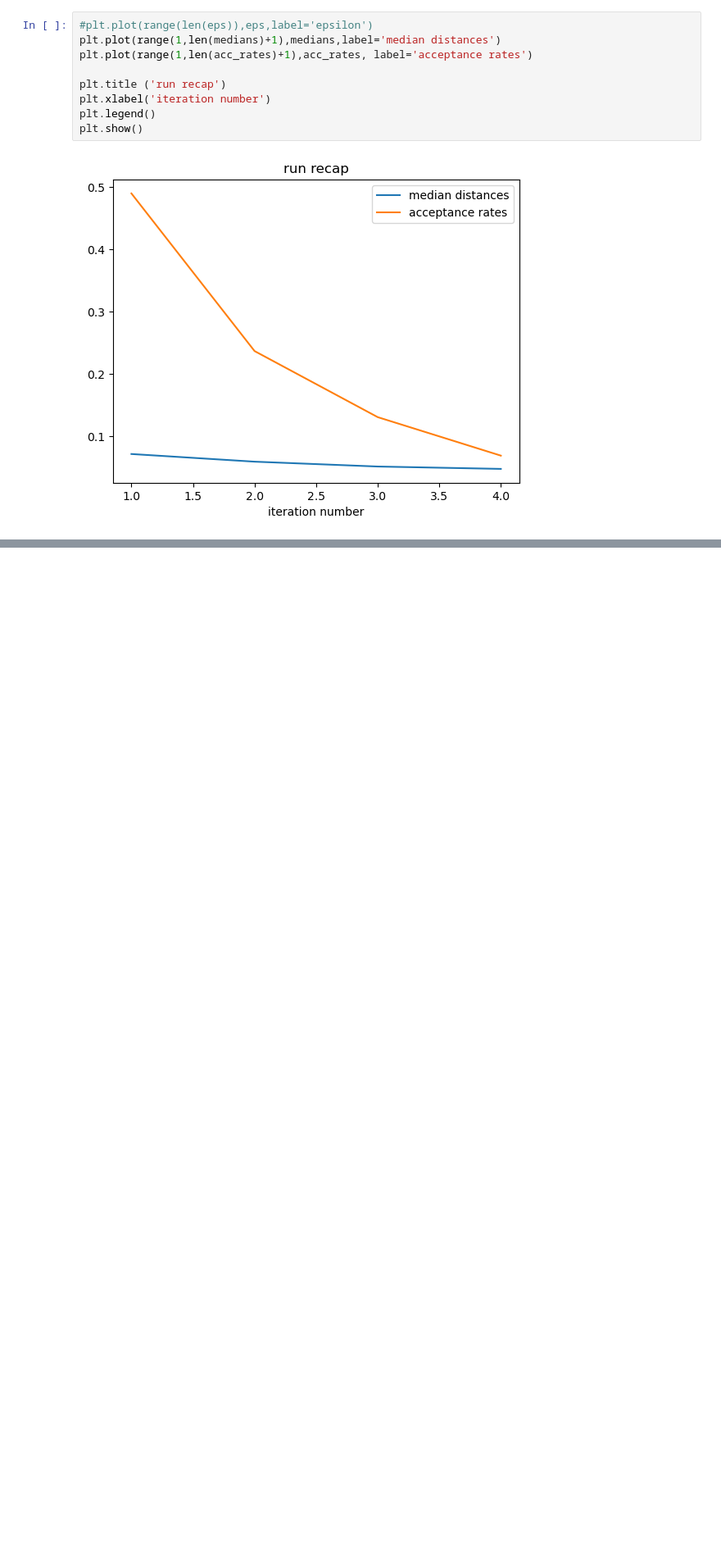
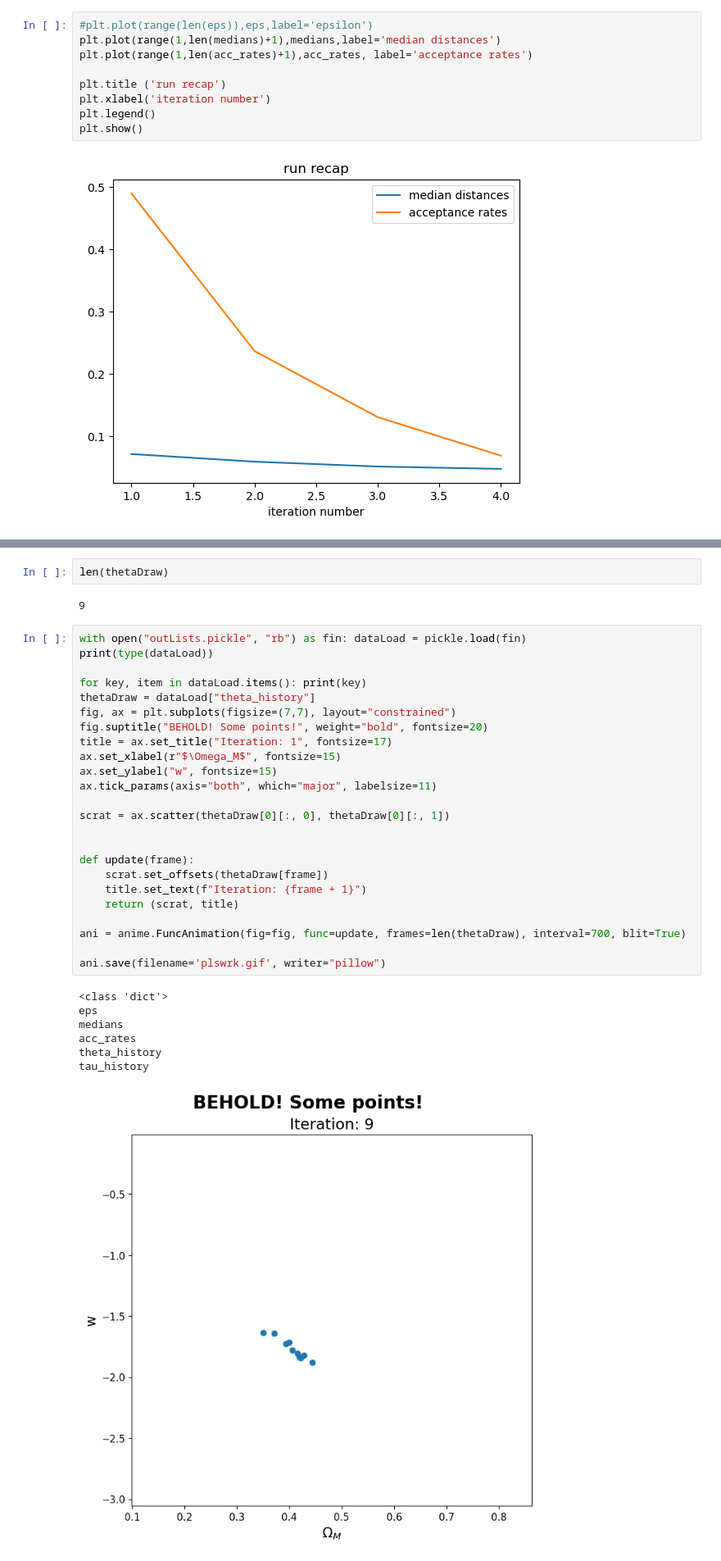
Before and after one commit to margherita-lera/SMC-ABC-for-Supernovae-Ia, a Jupyter notebook: smcabc.ipynb, the cells around one changed output, grey strips where cells are left out. Shown at 82% size. Saved outputs shown, nothing was run; the diff lists cells and outputs as text; blank space fills up the shorter version.

```diff
--- a/smcabc.ipynb
+++ b/smcabc.ipynb
@@ -219,0 +205,36 @@ plt.show()
+# %%
+len(thetaDraw)
+# %% [output]
+9
+# %%
+with open("outLists.pickle", "rb") as fin: dataLoad = pickle.load(fin)
+print(type(dataLoad))
+
+for key, item in dataLoad.items(): print(key)
+thetaDraw = dataLoad["theta_history"]
+fig, ax = plt.subplots(figsize=(7,7), layout="constrained")
+fig.suptitle("BEHOLD! Some points!", weight="bold", fontsize=20)
+title = ax.set_title("Iteration: 1", fontsize=17)
+ax.set_xlabel(r"$\Omega_M$", fontsize=15)
+ax.set_ylabel("w", fontsize=15)
+ax.tick_params(axis="both", which="major", labelsize=11)
+
+scrat = ax.scatter(thetaDraw[0][:, 0], thetaDraw[0][:, 1])
+
+
+def update(frame):
+    scrat.set_offsets(thetaDraw[frame])
+    title.set_text(f"Iteration: {frame + 1}")
+    return (scrat, title)
+
+ani = anime.FuncAnimation(fig=fig, func=update, frames=len(thetaDraw), interval=700, blit=True)
+
+ani.save(filename='plswrk.gif', writer="pillow")
+# %% [output]
+<class 'dict'>
+eps
+medians
+acc_rates
+theta_history
+tau_history
+[figure, added]
```
Also changed, not shown: parts of 3 cells of this notebook, 1 other file.
